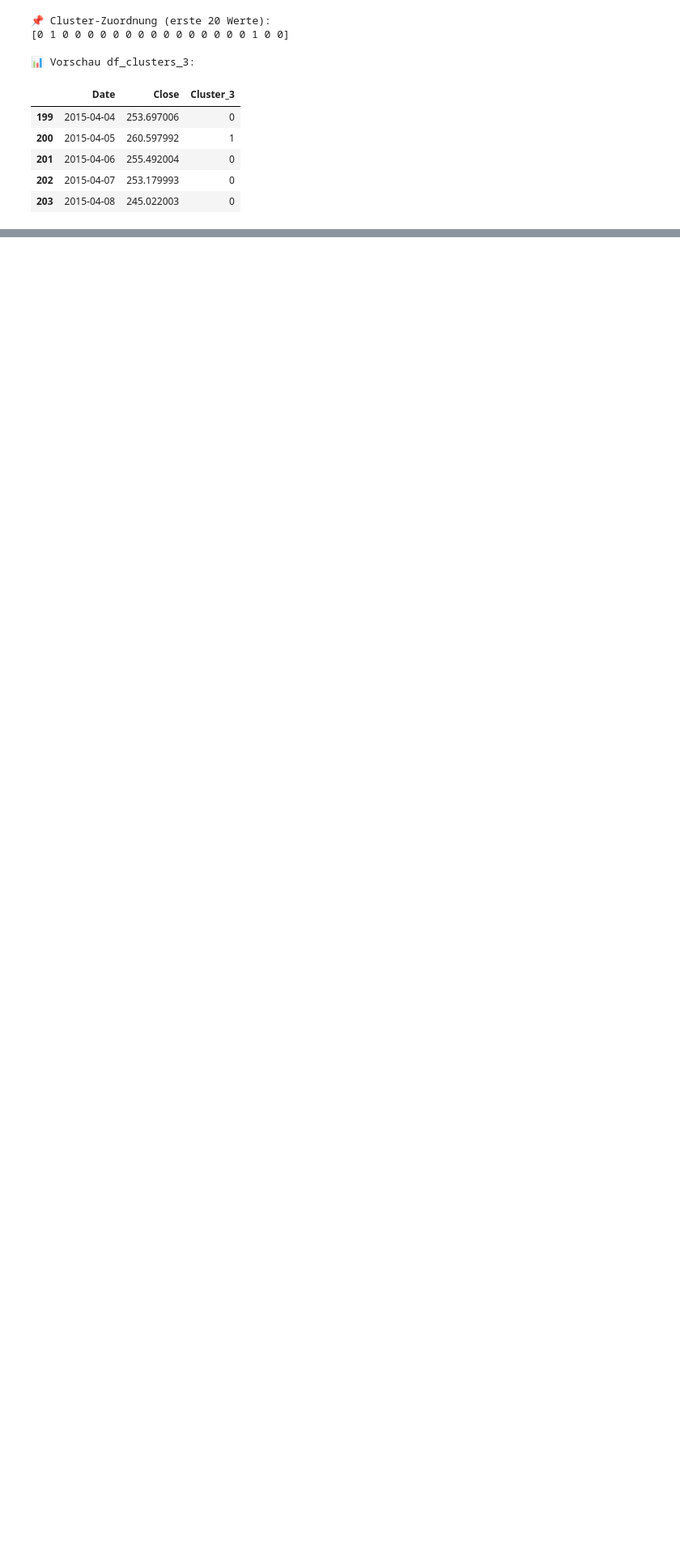
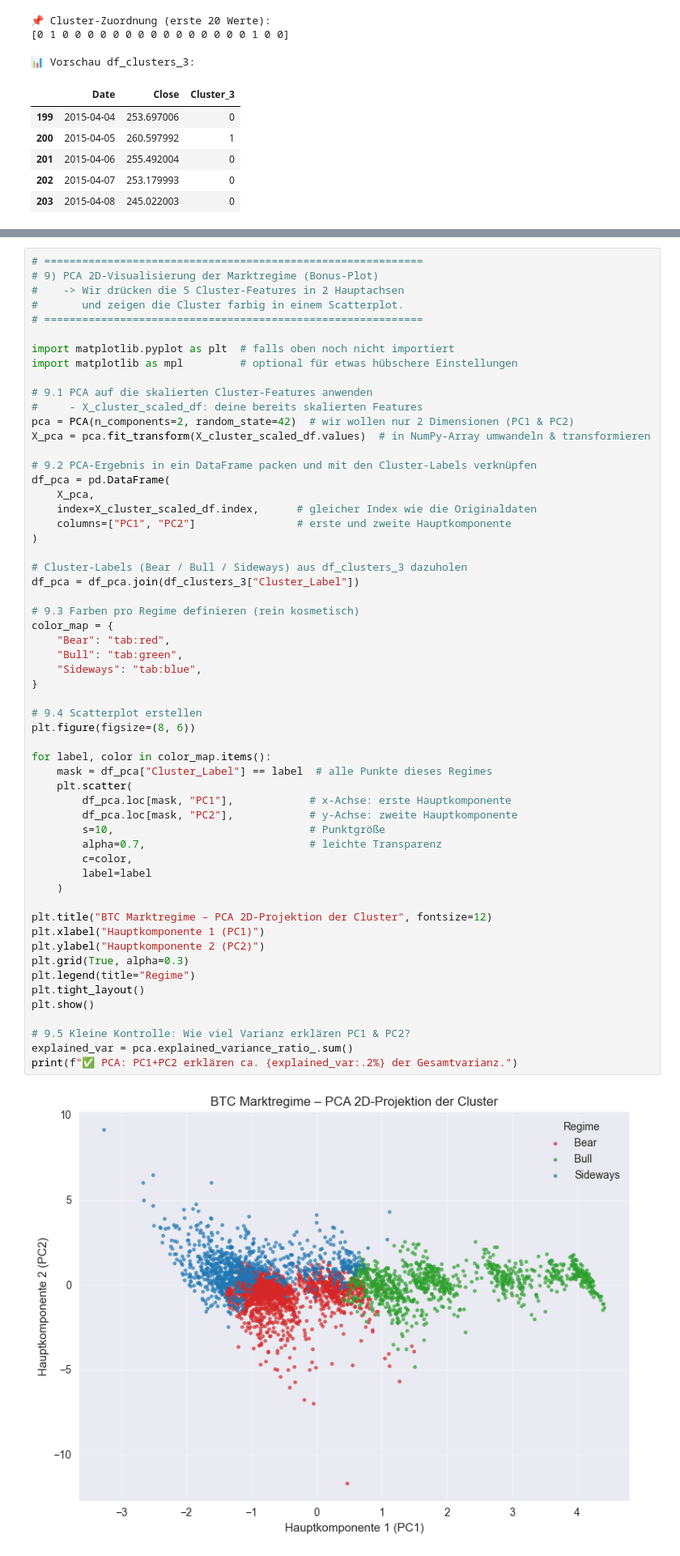
Before and after one commit to KiraflowAI/crypto-market-recommender, a Jupyter notebook: notebooks/03_clustering_market_regimes.ipynb, the cells around one changed output, grey strips where cells are left out. Shown at 81% size. Drawn from its saved outputs; the diff is of its cells as text; blank space fills up the shorter version.

```diff
--- a/notebooks/03_clustering_market_regimes.ipynb
+++ b/notebooks/03_clustering_market_regimes.ipynb
@@ -264,3 +266,62 @@ plt.grid(True)
 plt.show()
 # %% [output]
 [figure]
+# %%
+# ============================================================
+# 9) PCA 2D-Visualisierung der Marktregime (Bonus-Plot)
+#    -> Wir drücken die 5 Cluster-Features in 2 Hauptachsen
+#       und zeigen die Cluster farbig in einem Scatterplot.
+# ============================================================
+
+import matplotlib.pyplot as plt  # falls oben noch nicht importiert
+import matplotlib as mpl         # optional für etwas hübschere Einstellungen
+
+# 9.1 PCA auf die skalierten Cluster-Features anwenden
+#     - X_cluster_scaled_df: deine bereits skalierten Features
+pca = PCA(n_components=2, random_state=42)  # wir wollen nur 2 Dimensionen (PC1 & PC2)
+X_pca = pca.fit_transform(X_cluster_scaled_df.values)  # in NumPy-Array umwandeln & transformieren
+
+# 9.2 PCA-Ergebnis in ein DataFrame packen und mit den Cluster-Labels verknüpfen
+df_pca = pd.DataFrame(
+    X_pca,
+    index=X_cluster_scaled_df.index,      # gleicher Index wie die Originaldaten
+    columns=["PC1", "PC2"]                # erste und zweite Hauptkomponente
+)
+
+# Cluster-Labels (Bear / Bull / Sideways) aus df_clusters_3 dazuholen
+df_pca = df_pca.join(df_clusters_3["Cluster_Label"])
+
+# 9.3 Farben pro Regime definieren (rein kosmetisch)
+color_map = {
+    "Bear": "tab:red",
+    "Bull": "tab:green",
+    "Sideways": "tab:blue",
+}
+
+# 9.4 Scatterplot erstellen
+plt.figure(figsize=(8, 6))
+
+for label, color in color_map.items():
+    mask = df_pca["Cluster_Label"] == label  # alle Punkte dieses Regimes
+    plt.scatter(
+        df_pca.loc[mask, "PC1"],            # x-Achse: erste Hauptkomponente
+        df_pca.loc[mask, "PC2"],            # y-Achse: zweite Hauptkomponente
+        s=10,                               # Punktgröße
+        alpha=0.7,                          # leichte Transparenz
+        c=color,
+        label=label
+    )
+
+plt.title("BTC Marktregime – PCA 2D-Projektion der Cluster", fontsize=12)
+plt.xlabel("Hauptkomponente 1 (PC1)")
+plt.ylabel("Hauptkomponente 2 (PC2)")
+plt.grid(True, alpha=0.3)
+plt.legend(title="Regime")
+plt.tight_layout()
+plt.show()
+
+# 9.5 Kleine Kontrolle: Wie viel Varianz erklären PC1 & PC2?
+explained_var = pca.explained_variance_ratio_.sum()
+print(f"✅ PCA: PC1+PC2 erklären ca. {explained_var:.2%} der Gesamtvarianz.")
+# %% [output]
+[figure, added]
```
Also changed, not shown: parts of 3 cells of this notebook, 1 other file.
